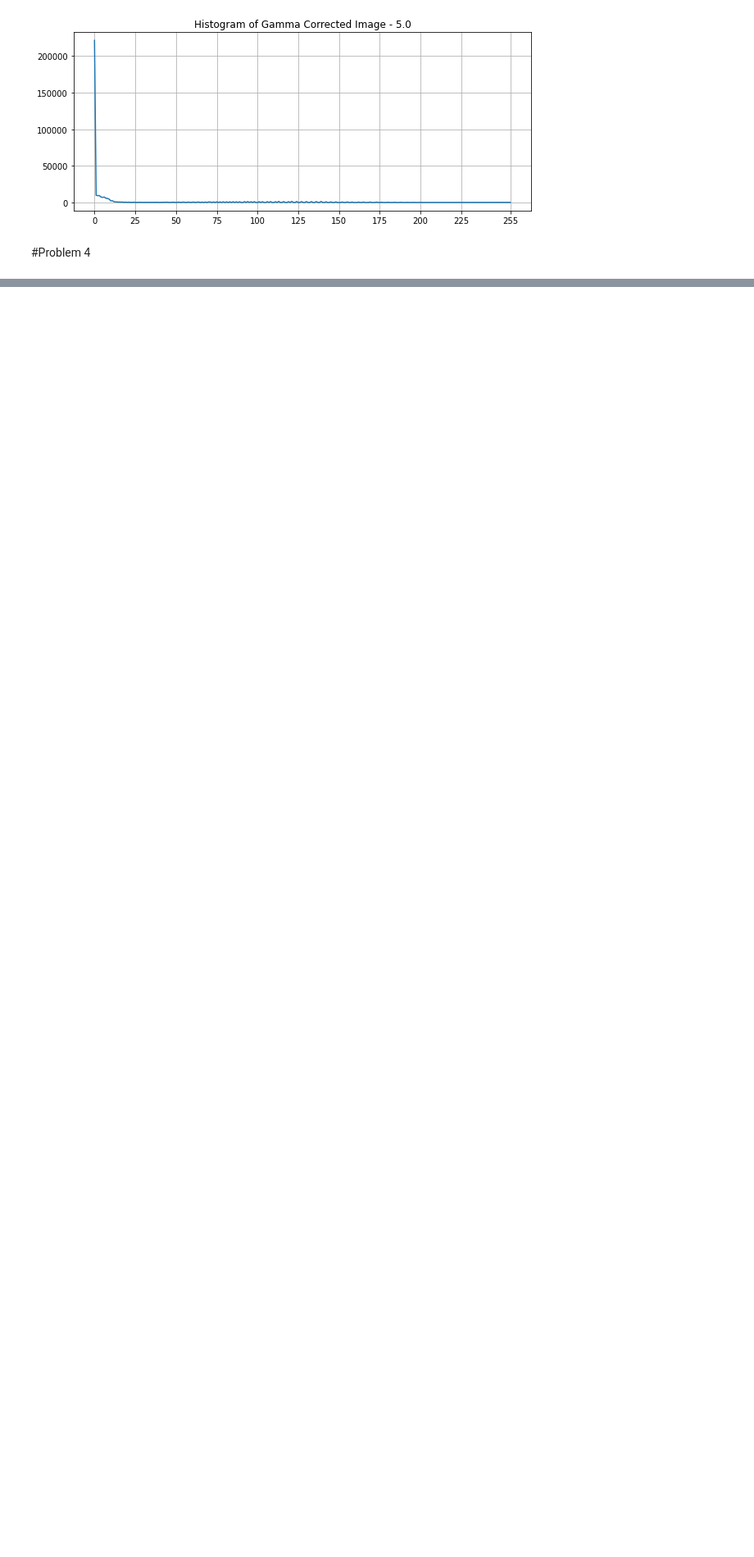
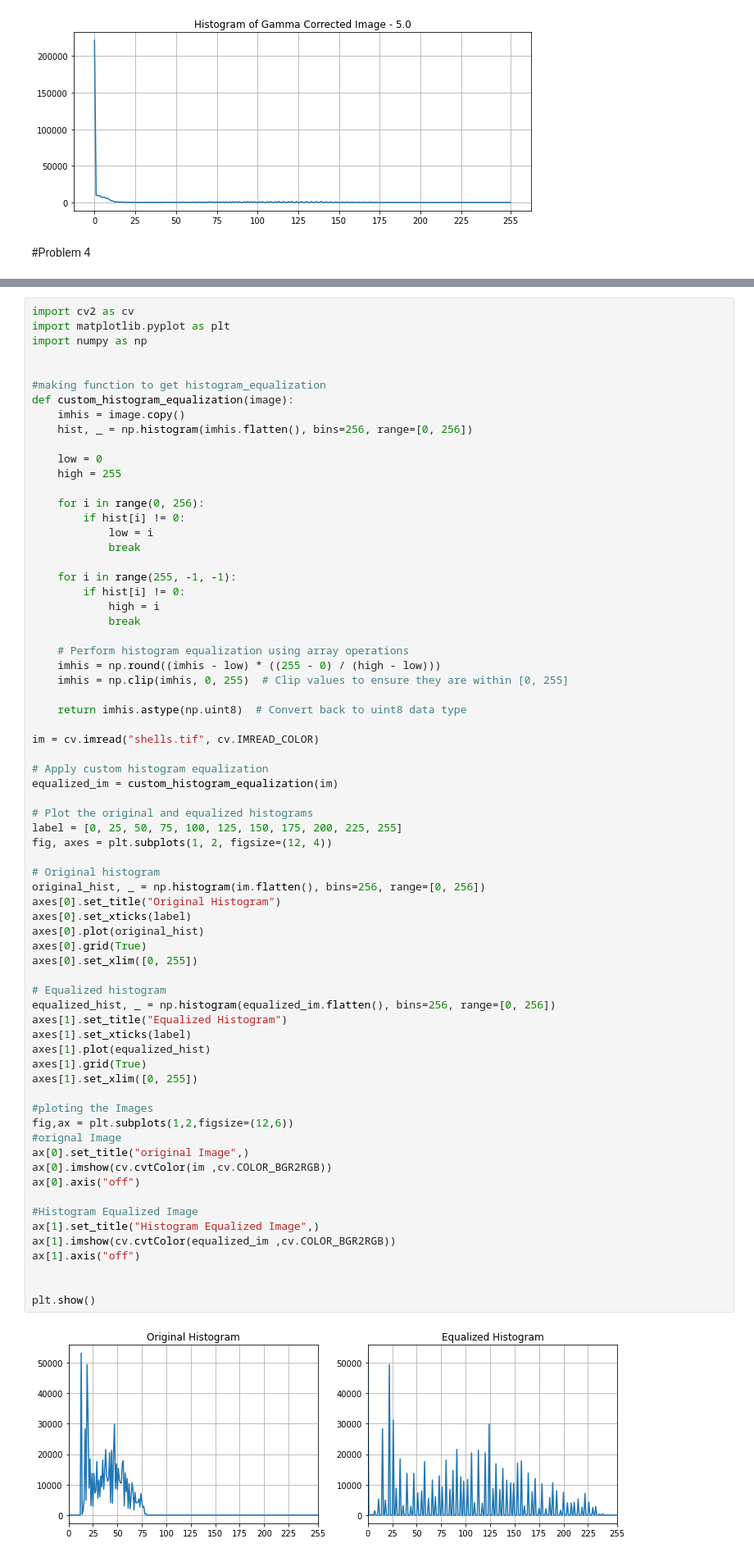
Before and after one commit to HashikaChathubhashaka/Image_Processing_Assignment, a Jupyter notebook: codes.ipynb, the cells around one changed output, grey strips where cells are left out. Shown at 82% size. Cells and saved outputs as stored; diff of their text form; blank space fills up the shorter version.

```diff
--- a/codes.ipynb
+++ b/codes.ipynb
@@ -292,0 +236,71 @@ ValueError: The truth value of an array with more than one element is ambiguous.
+# %%
+import cv2 as cv
+import matplotlib.pyplot as plt
+import numpy as np
+
+
+#making function to get histogram_equalization
+def custom_histogram_equalization(image):
+    imhis = image.copy()
+    hist, _ = np.histogram(imhis.flatten(), bins=256, range=[0, 256])
+
+    low = 0
+    high = 255
+
+    for i in range(0, 256):
+        if hist[i] != 0:
+            low = i
+            break
+
+    for i in range(255, -1, -1):
+        if hist[i] != 0:
+            high = i
+            break
+
+    # Perform histogram equalization using array operations
+    imhis = np.round((imhis - low) * ((255 - 0) / (high - low)))
+    imhis = np.clip(imhis, 0, 255)  # Clip values to ensure they are within [0, 255]
+
+    return imhis.astype(np.uint8)  # Convert back to uint8 data type
+
+im = cv.imread("shells.tif", cv.IMREAD_COLOR)
+
+# Apply custom histogram equalization
+equalized_im = custom_histogram_equalization(im)
+
+# Plot the original and equalized histograms
+label = [0, 25, 50, 75, 100, 125, 150, 175, 200, 225, 255]
+fig, axes = plt.subplots(1, 2, figsize=(12, 4))
+
+# Original histogram
+original_hist, _ = np.histogram(im.flatten(), bins=256, range=[0, 256])
+axes[0].set_title("Original Histogram")
+axes[0].set_xticks(label)
+axes[0].plot(original_hist)
+axes[0].grid(True)
+axes[0].set_xlim([0, 255])
+
+# Equalized histogram
+equalized_hist, _ = np.histogram(equalized_im.flatten(), bins=256, range=[0, 256])
+axes[1].set_title("Equalized Histogram")
+axes[1].set_xticks(label)
+axes[1].plot(equalized_hist)
+axes[1].grid(True)
+axes[1].set_xlim([0, 255])
+
+#ploting the Images
+fig,ax = plt.subplots(1,2,figsize=(12,6))
+#orignal Image
+ax[0].set_title("original Image",)
+ax[0].imshow(cv.cvtColor(im ,cv.COLOR_BGR2RGB))
+ax[0].axis("off")
+
+#Histogram Equalized Image
+ax[1].set_title("Histogram Equalized Image",)
+ax[1].imshow(cv.cvtColor(equalized_im ,cv.COLOR_BGR2RGB))
+ax[1].axis("off")
+
+
+plt.show()
+# %% [output]
+[figure, added]
```
Also changed, not shown: parts of 7 cells of this notebook.
